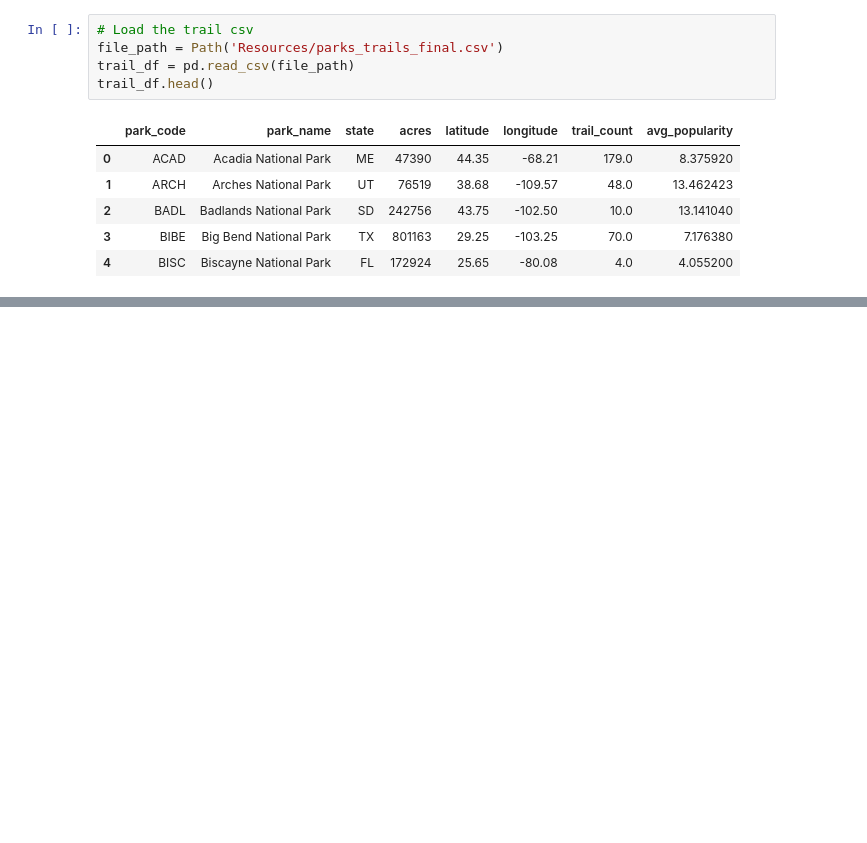
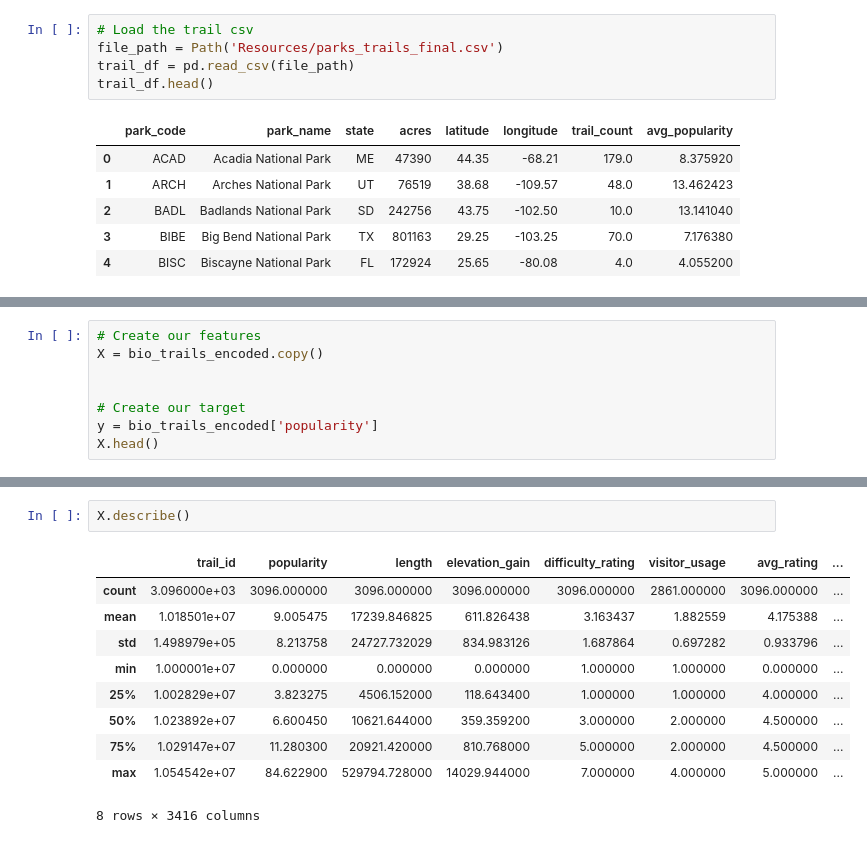
Before and after one commit to B-Stanley-0316/Nat_Parks_Project, a Jupyter notebook: ml_models.ipynb, the cells around one changed output, grey strips where cells are left out. Drawn from its saved outputs; the diff is of its cells as text; blank space fills up the shorter version.

```diff
--- a/ml_models.ipynb
+++ b/ml_models.ipynb
@@ -65,0 +181,8 @@ memory usage: 3.4+ KB
+# %%
+# Create our features
+X = bio_trails_encoded.copy()
+
+
+# Create our target
+y = bio_trails_encoded['popularity']
+X.head()
@@ -65,0 +197,13 @@ memory usage: 3.4+ KB
+# %%
+X.describe()
+# %% [output]
+|  | trail_id | popularity | length | elevation_gain | difficulty_rating | visitor_usage | avg_rating | ... |
+| count | 3.096000e+03 | 3096.000000 | 3096.000000 | 3096.000000 | 3096.000000 | 2861.000000 | 3096.000000 | ... |
+| mean | 1.018501e+07 | 9.005475 | 17239.846825 | 611.826438 | 3.163437 | 1.882559 | 4.175388 | ... |
+| std | 1.498979e+05 | 8.213758 | 24727.732029 | 834.983126 | 1.687864 | 0.697282 | 0.933796 | ... |
+| min | 1.000001e+07 | 0.000000 | 0.000000 | 0.000000 | 1.000000 | 1.000000 | 0.000000 | ... |
+| 25% | 1.002829e+07 | 3.823275 | 4506.152000 | 118.643400 | 1.000000 | 1.000000 | 4.000000 | ... |
+| 50% | 1.023892e+07 | 6.600450 | 10621.644000 | 359.359200 | 3.000000 | 2.000000 | 4.500000 | ... |
+| 75% | 1.029147e+07 | 11.280300 | 20921.420000 | 810.768000 | 5.000000 | 2.000000 | 4.500000 | ... |
+| max | 1.054542e+07 | 84.622900 | 529794.728000 | 14029.944000 | 7.000000 | 4.000000 | 5.000000 | ... |
+8 rows × 3416 columns
```
Also changed, not shown: parts of 17 cells of this notebook, 7 other files.
